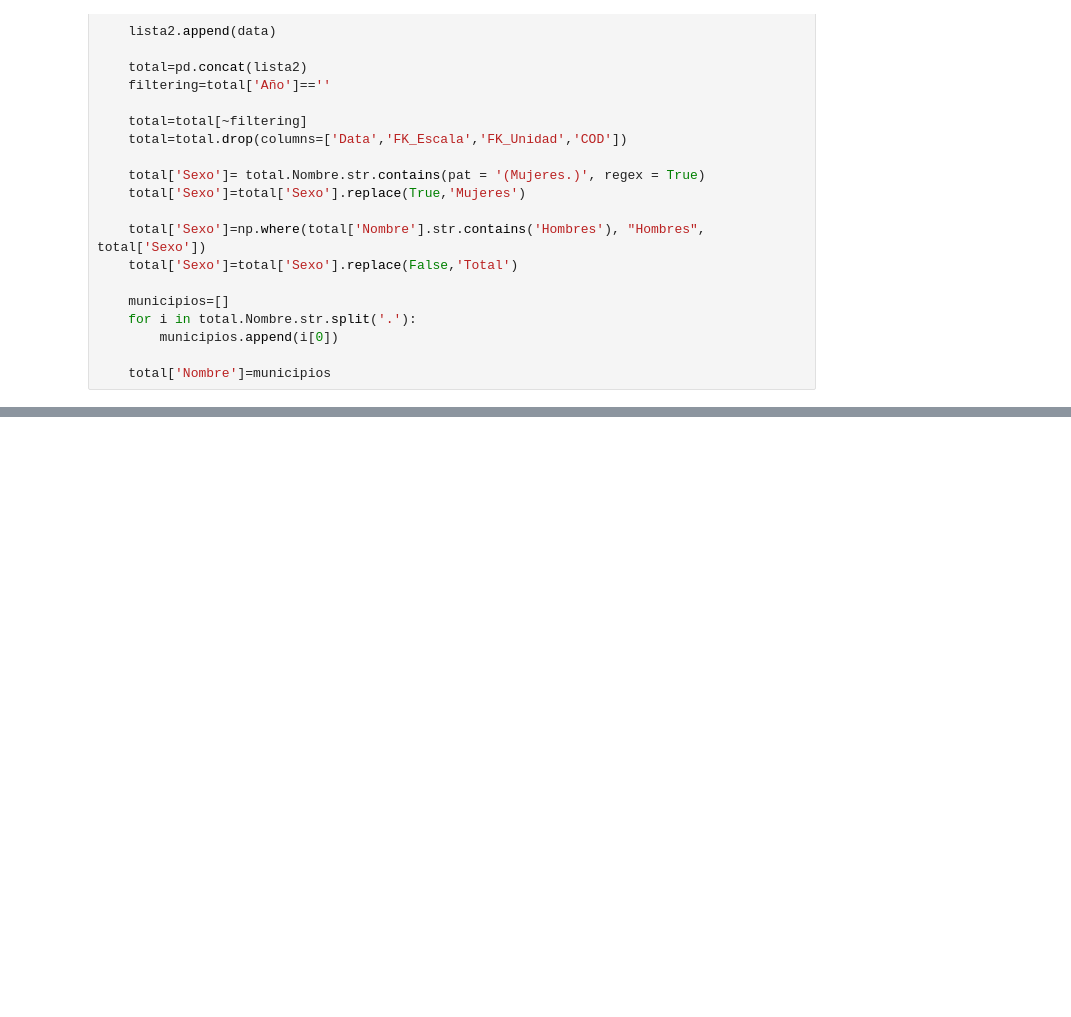
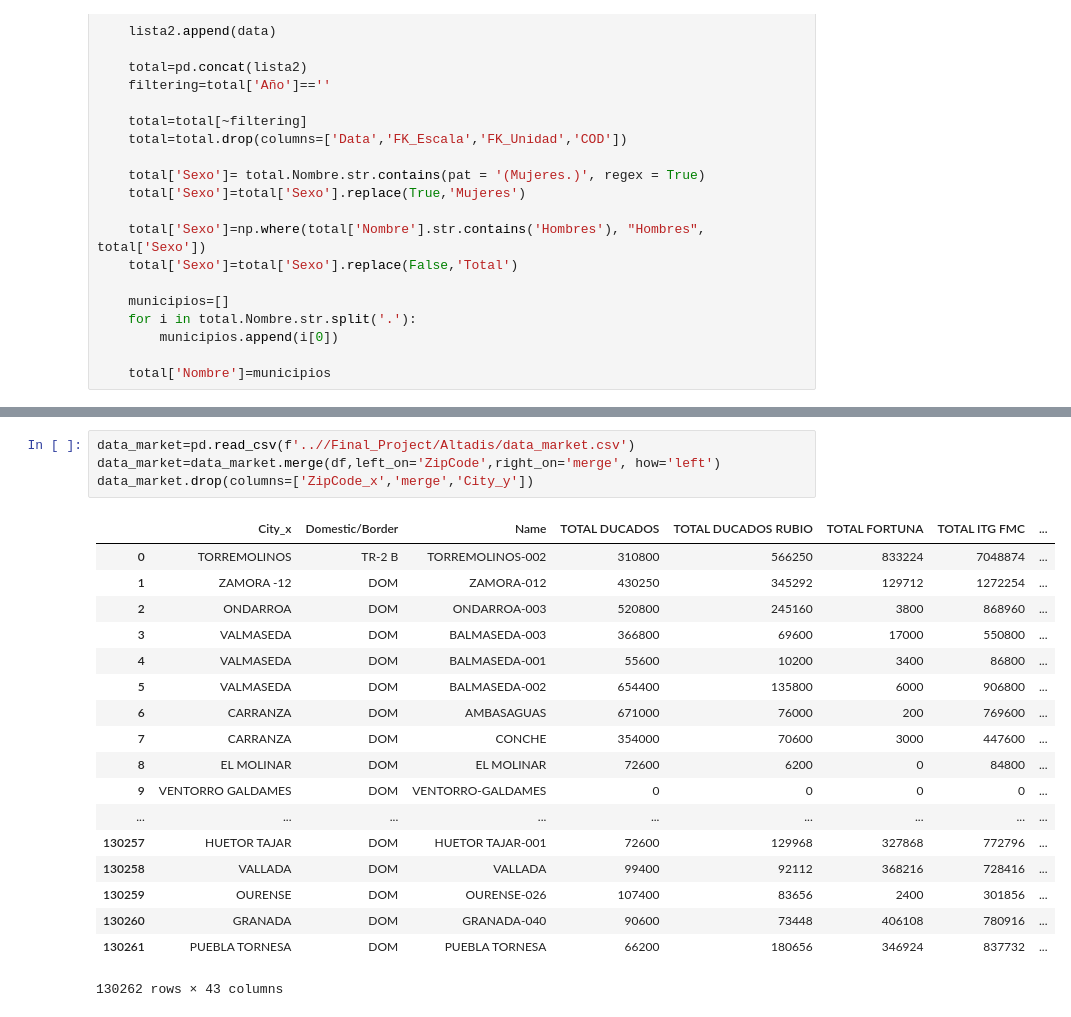
Before and after one commit to mccuadradobriones/Final_Project, a Jupyter notebook: INE.ipynb, the cells around one changed output, grey strips where cells are left out. Saved outputs shown, nothing was run; the diff lists cells and outputs as text; blank space fills up the shorter version.

```diff
--- a/INE.ipynb
+++ b/INE.ipynb
@@ -99,0 +142,23 @@ d[d['Unnamed: 4'].str.contains('Zuera')]
+# %%
+data_market=pd.read_csv(f'..//Final_Project/Altadis/data_market.csv')
+data_market=data_market.merge(df,left_on='ZipCode',right_on='merge', how='left')
+data_market.drop(columns=['ZipCode_x','merge','City_y'])
+# %% [output]
+|  | City_x | Domestic/Border | Name | TOTAL DUCADOS | TOTAL DUCADOS RUBIO | TOTAL FORTUNA | TOTAL ITG FMC | ... |
+| 0 | TORREMOLINOS | TR-2 B | TORREMOLINOS-002 | 310800 | 566250 | 833224 | 7048874 | ... |
+| 1 | ZAMORA -12 | DOM | ZAMORA-012 | 430250 | 345292 | 129712 | 1272254 | ... |
+| 2 | ONDARROA | DOM | ONDARROA-003 | 520800 | 245160 | 3800 | 868960 | ... |
+| 3 | VALMASEDA | DOM | BALMASEDA-003 | 366800 | 69600 | 17000 | 550800 | ... |
+| 4 | VALMASEDA | DOM | BALMASEDA-001 | 55600 | 10200 | 3400 | 86800 | ... |
+| 5 | VALMASEDA | DOM | BALMASEDA-002 | 654400 | 135800 | 6000 | 906800 | ... |
+| 6 | CARRANZA | DOM | AMBASAGUAS | 671000 | 76000 | 200 | 769600 | ... |
+| 7 | CARRANZA | DOM | CONCHE | 354000 | 70600 | 3000 | 447600 | ... |
+| 8 | EL MOLINAR | DOM | EL MOLINAR | 72600 | 6200 | 0 | 84800 | ... |
+| 9 | VENTORRO GALDAMES | DOM | VENTORRO-GALDAMES | 0 | 0 | 0 | 0 | ... |
+| ... | ... | ... | ... | ... | ... | ... | ... | ... |
+| 130257 | HUETOR TAJAR | DOM | HUETOR TAJAR-001 | 72600 | 129968 | 327868 | 772796 | ... |
+| 130258 | VALLADA | DOM | VALLADA | 99400 | 92112 | 368216 | 728416 | ... |
+| 130259 | OURENSE | DOM | OURENSE-026 | 107400 | 83656 | 2400 | 301856 | ... |
+| 130260 | GRANADA | DOM | GRANADA-040 | 90600 | 73448 | 406108 | 780916 | ... |
+| 130261 | PUEBLA TORNESA | DOM | PUEBLA TORNESA | 66200 | 180656 | 346924 | 837732 | ... |
+130262 rows × 43 columns
```
Also changed, not shown: parts of 14 cells of this notebook, 3 other files.
